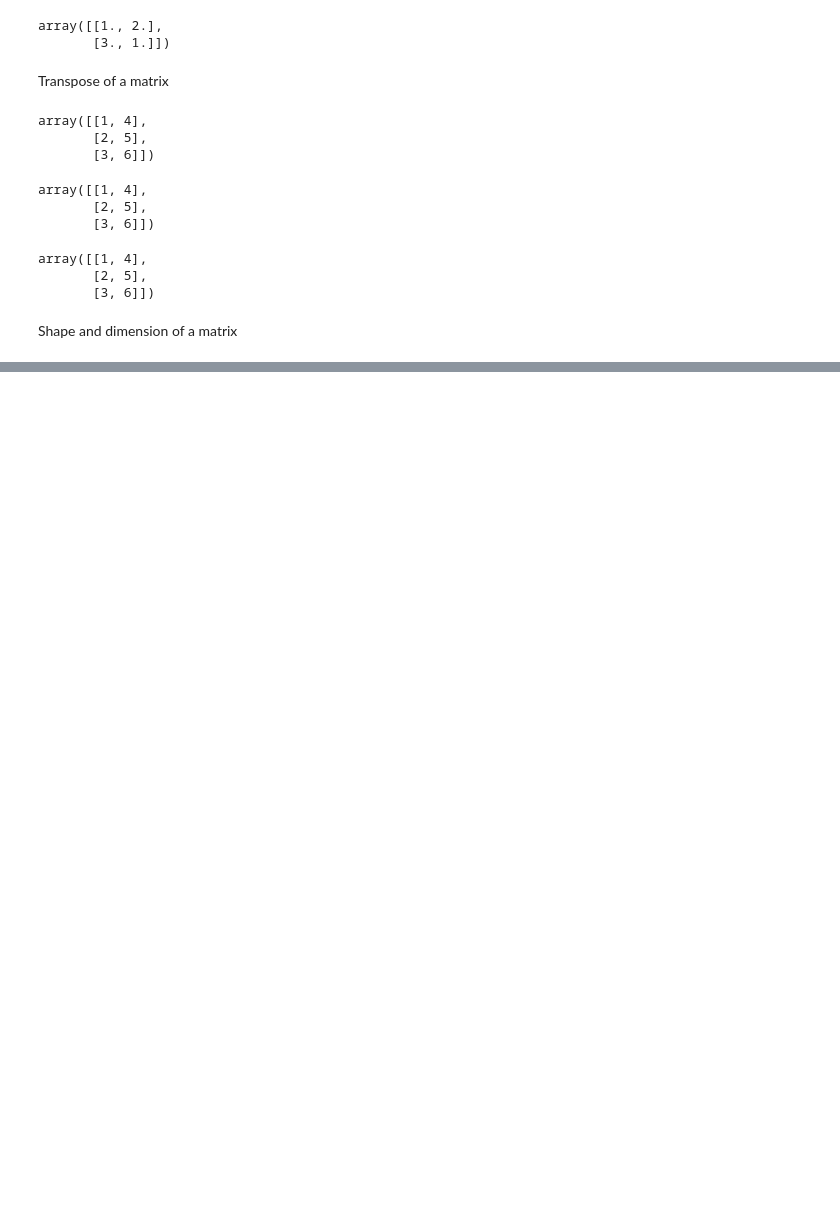
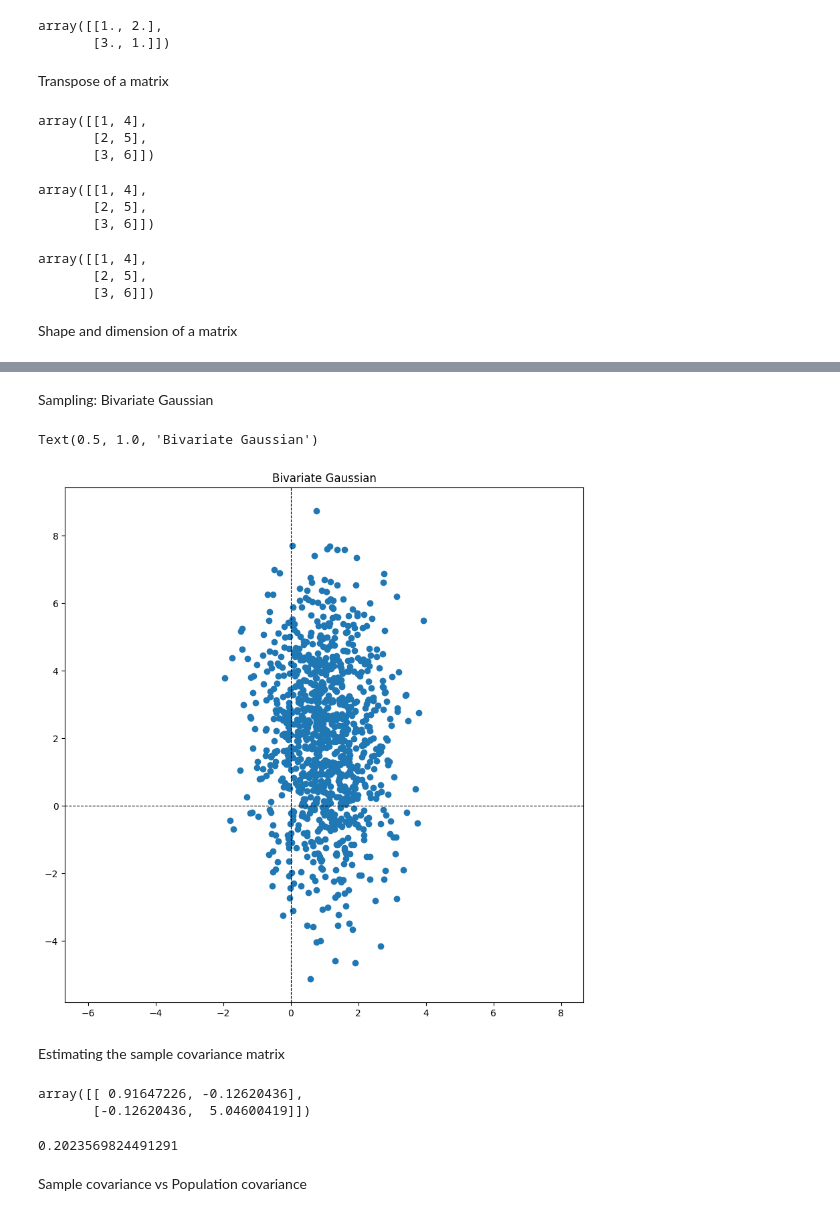
Before and after one commit to Sanjeeviit/MLT, a Jupyter notebook: Numpy_Pandas_IITM.ipynb, the cells around one changed output, grey strips where cells are left out. Cells and saved outputs as stored; diff of their text form; code cells hidden in the pictures; blank space fills up the shorter version.

```diff
--- a/Numpy_Pandas_IITM.ipynb
+++ b/Numpy_Pandas_IITM.ipynb
@@ -497,0 +713,31 @@ Shape and dimension of a matrix
+# %% [markdown]
+Sampling: Bivariate Gaussian
+# %%
+mu = np.array([1,2])
+cov = np.array([[1,0],[0,5]])
+X = rng.multivariate_normal(mu,cov,size =1000).T
+d,n =X.shape
+plt.scatter(X[0],X[1])
+plt.axis('equal')
+plt.axhline(color='black',linestyle ='--',linewidth = 0.8)
+plt.axvline(color='black',linestyle ='--',linewidth = 0.8)
+plt.title('Bivariate Gaussian')
+# %% [output]
+Text(0.5, 1.0, 'Bivariate Gaussian')
+[figure, added]
+# %% [markdown]
+Estimating the sample covariance matrix
+# %%
+d,n =X.shape
+mu = X.mean(axis=1).reshape(d,1)
+C = (X-mu) @ (X-mu).T / (n)
+C
+# %% [output]
+array([[ 0.91647226, -0.12620436],
+       [-0.12620436,  5.04600419]])
+# %%
+np.linalg.norm(C-cov  )
+# %% [output]
+0.2023569824491291
+# %% [markdown]
+Sample covariance vs Population covariance
```
Also changed, not shown: parts of 96 cells of this notebook.
